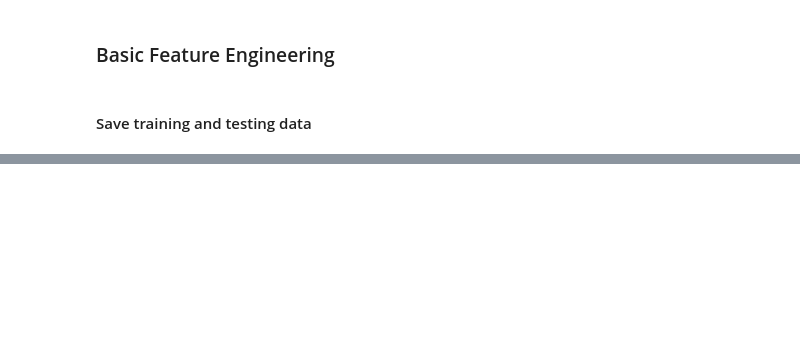
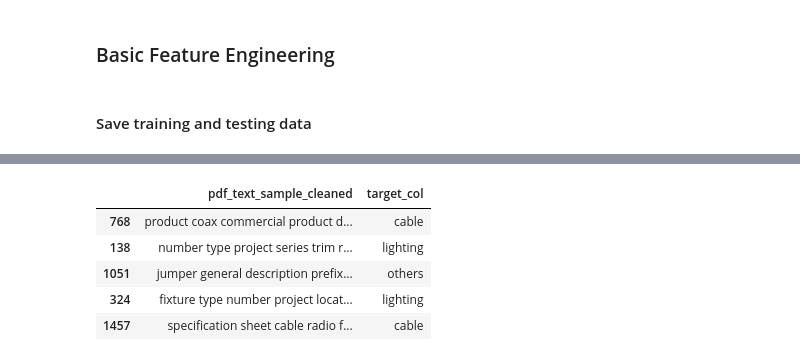
Before and after one commit to Vedaang-Chopra/NLP_Projects, a Jupyter notebook: Parsec_Assignment/code_base/eda_cleaning.ipynb, the cells around one changed output, grey strips where cells are left out. Saved outputs shown, nothing was run; the diff lists cells and outputs as text; code cells hidden in the pictures; blank space fills up the shorter version.

```diff
--- a/Parsec_Assignment/code_base/eda_cleaning.ipynb
+++ b/Parsec_Assignment/code_base/eda_cleaning.ipynb
@@ -311,6 +294,7 @@ from sklearn.model_selection import train_test_split
 X_train, X_test, y_train, y_test = train_test_split(df['pdf_text_sample_cleaned'], df['target_col'],
                                                     test_size=0.2,
                                                     random_state=42,
-                                                    stratify=df['target_col'])
+                                                    stratify=df['target_col']
+                                                    )
 # %% [markdown]
 #### Save training and testing data
@@ -798,0 +312,11 @@ Label Encoder saved successfully.
+# %%
+testing_df = pd.concat([X_test, y_test], axis=1)
+testing_df.to_csv(os.path.join(BASE_PATH_TO_DATASETS, 'modified_testing_df.csv'), index=False)
+testing_df.head()
+# %% [output]
+|  | pdf_text_sample_cleaned | target_col |
+| 768 | product coax commercial product d... | cable |
+| 138 | number type project series trim r... | lighting |
+| 1051 | jumper general description prefix... | others |
+| 324 | fixture type number project locat... | lighting |
+| 1457 | specification sheet cable radio f... | cable |
```
Also changed, not shown: parts of 46 cells of this notebook, 16 other files.
